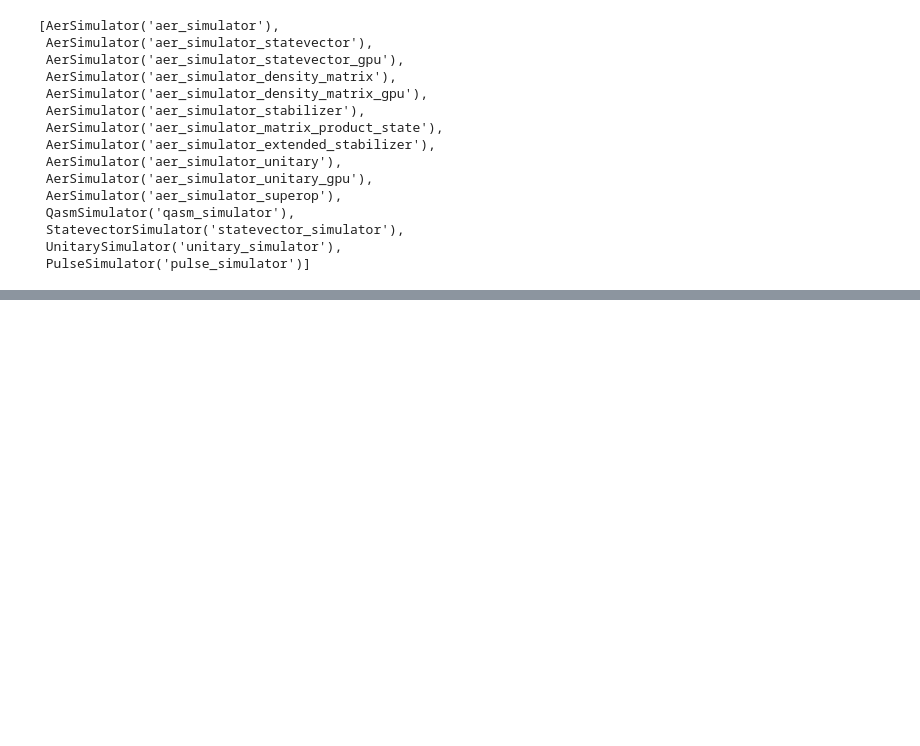
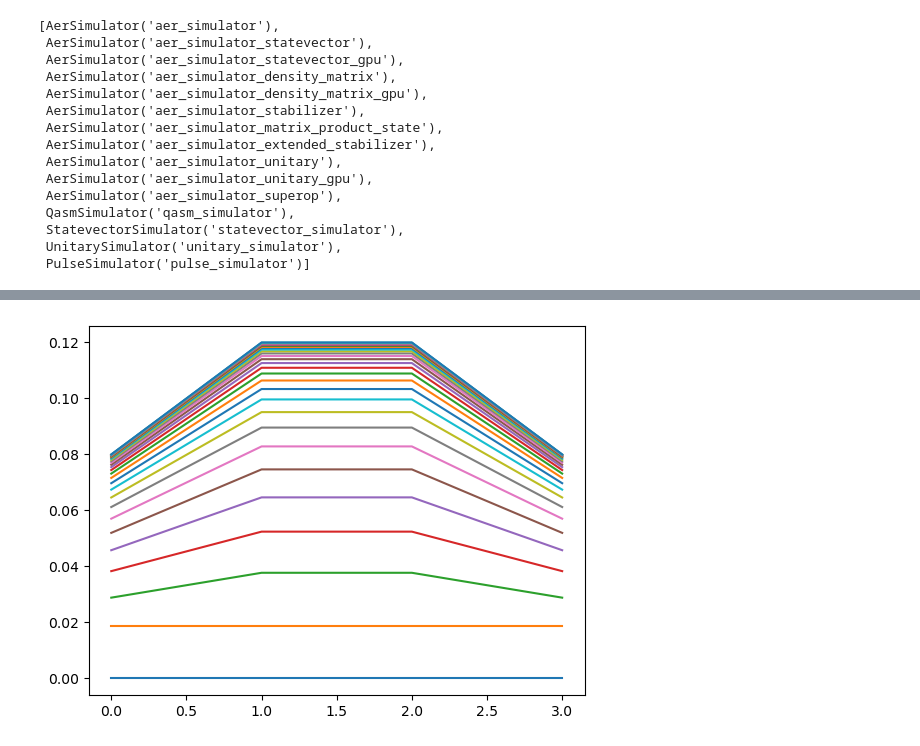
Before and after one commit to osamarais/qiskit_iterative_solver, a Jupyter notebook: qiskit_QSP_cleaned_up.ipynb, the cells around one changed output, grey strips where cells are left out. Saved outputs shown, nothing was run; the diff lists cells and outputs as text; code cells hidden in the pictures; blank space fills up the shorter version.

```diff
--- a/qiskit_QSP_cleaned_up.ipynb
+++ b/qiskit_QSP_cleaned_up.ipynb
@@ -445,5 +396,0 @@ if solver=='statevector':
-# %%
-if solver=='statevector':
-    iteration_number = iterations
-
-    plt.plot(expected_P_A_b[iteration_number*size:(iteration_number+1)*size])
@@ -452,5 +396,0 @@ if solver=='statevector':
-# %%
-if solver=='statevector':
-    iteration_number = iterations
-
-    plt.plot(P_A_b[iteration_number*size:(iteration_number+1)*size])
@@ -459,10 +396,0 @@ if solver=='statevector':
-# %%
-if solver=='statevector':
-    iteration_number = iterations
-
-    result = P_A_b[iteration_number*size:(iteration_number+1)*size]
-# %%
-if solver=='statevector':
-    iteration_number = iterations
-
-    expected_result = expected_P_A_b[iteration_number*size:(iteration_number+1)*size]
@@ -486,0 +443,6 @@ np.linalg.norm(result - expected_result,2)
+# %%
+if solver=='statevector':
+    for iteration_number in range(iterations):
+        plt.plot(expected_P_A_b[iteration_number*size:(iteration_number+1)*size])
+# %% [output]
+[figure, added]
```
Also changed, not shown: parts of 51 cells of this notebook, 9 other files.
